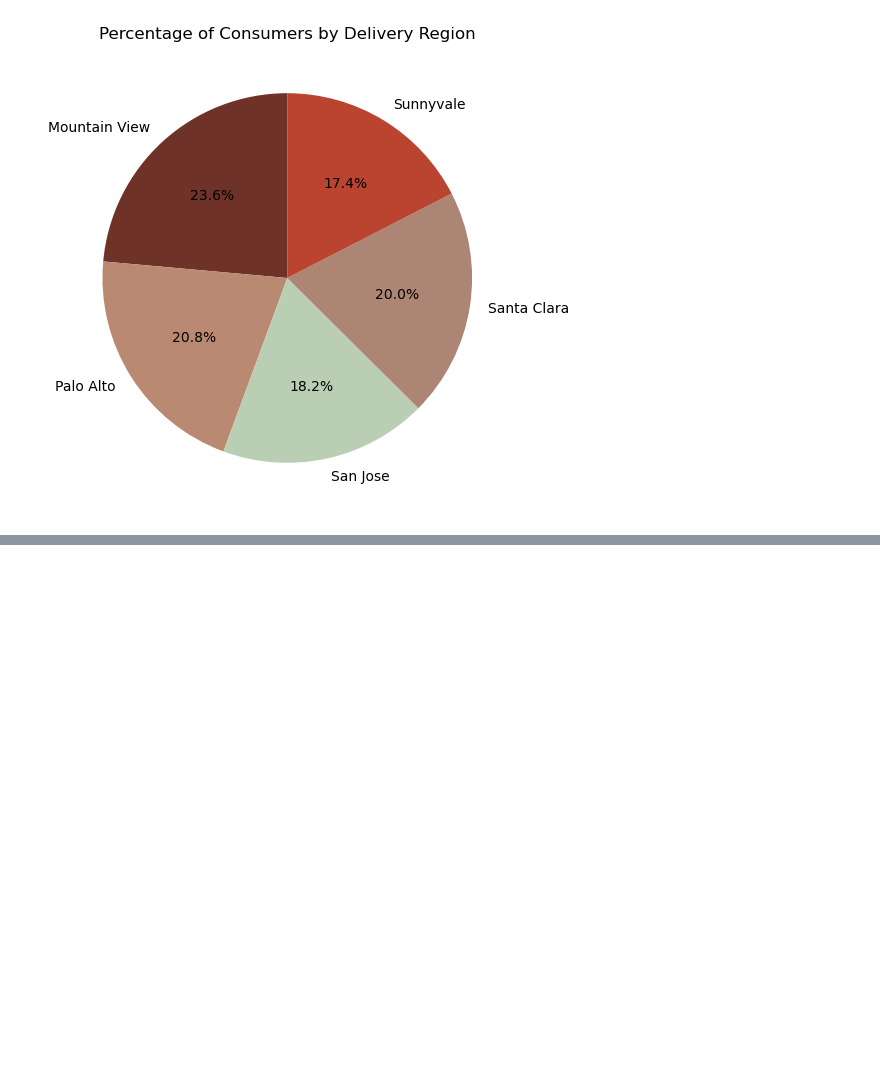
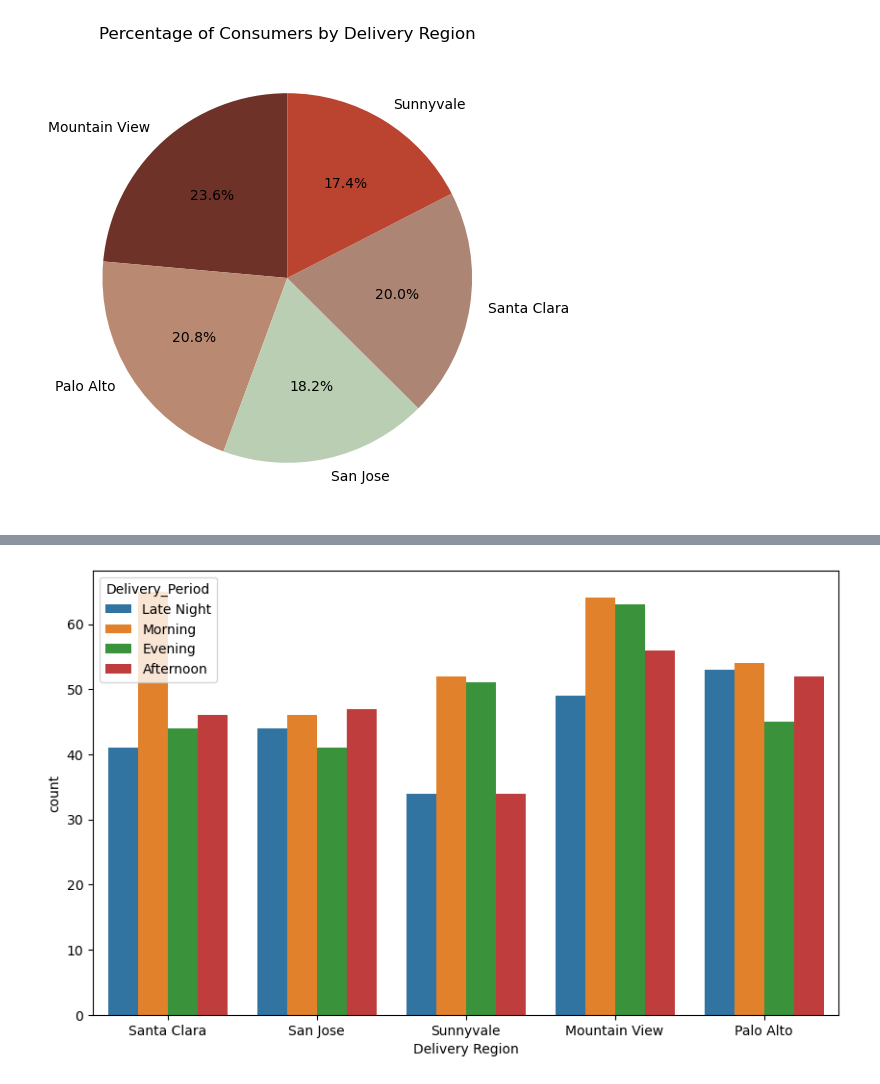
Before and after one commit to AdrianaQuinones/Route-to-Efficiency, a Jupyter notebook: Route to Efficiency.ipynb, the cells around one changed output, grey strips where cells are left out. Cells and saved outputs as stored; diff of their text form; code cells hidden in the pictures; blank space fills up the shorter version.

```diff
--- a/Route to Efficiency.ipynb
+++ b/Route to Efficiency.ipynb
@@ -137,0 +139,18 @@ sns.boxplot(data = df, x = 'Is ASAP', y = 'Delivery_duration_min', palette= hue_
+# %%
+df['Customer_hour'] = df['Customer_Timestamp'].dt.hour
+
+conditions = [
+    (df['Customer_hour'] >= 5) & (df['Customer_hour'] < 12),
+    (df['Customer_hour'] >= 12) & (df['Customer_hour'] < 18),
+    (df['Customer_hour'] >= 18) & (df['Customer_hour'] <= 23),
+    (df['Customer_hour'] >= 0) & (df['Customer_hour'] < 5)
+]
+choices = ['Morning', 'Afternoon', 'Evening', 'Late Night']
+
+df['Delivery_Period'] = np.select(conditions, choices, default='Unknown')
+
+plt.figure(figsize=(10, 6))
+sns.countplot(data = df, x = 'Delivery Region', hue = 'Delivery_Period')
+plt.show()
+# %% [output]
+[figure, added]
```
Also changed, not shown: parts of 2 cells of this notebook.
